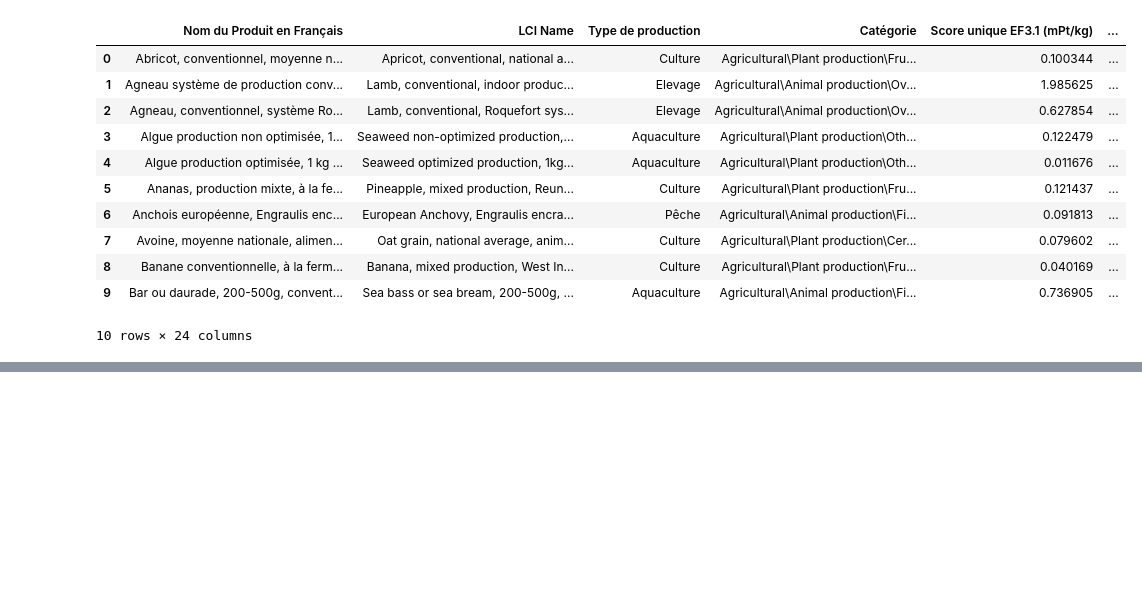
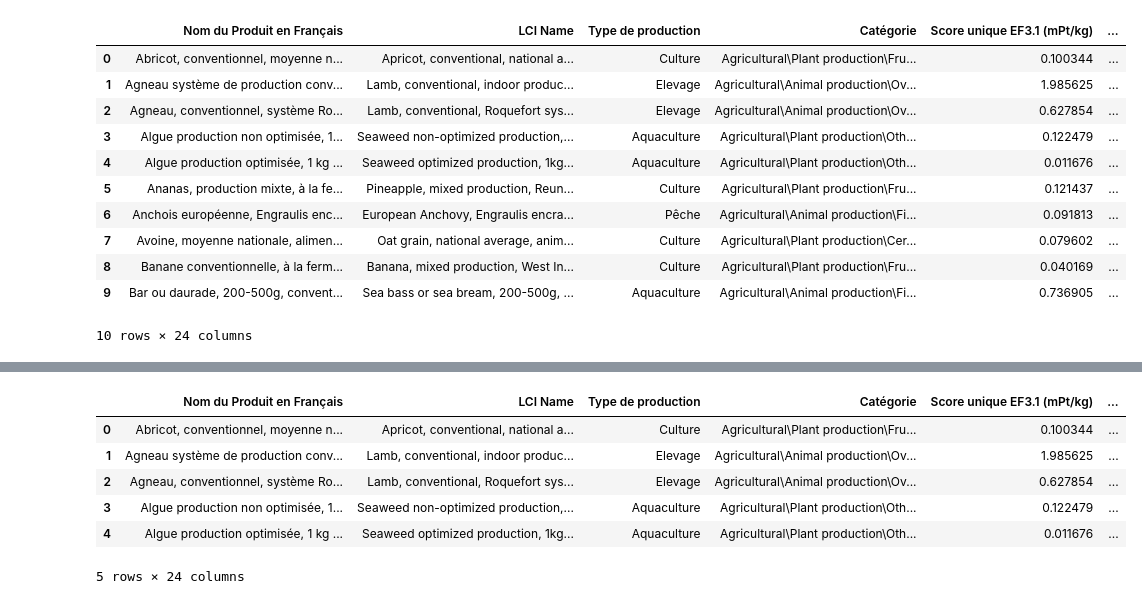
Before and after one commit to EmiliaKARDACHE/Projet-ETL, a Jupyter notebook: notebooks/lecture_fichiers_agribalyse.ipynb, the cells around one changed output, grey strips where cells are left out. Cells and saved outputs as stored; diff of their text form; code cells hidden in the pictures; blank space fills up the shorter version.

```diff
--- a/notebooks/lecture_fichiers_agribalyse.ipynb
+++ b/notebooks/lecture_fichiers_agribalyse.ipynb
@@ -31,0 +43,11 @@ NameError: name 'pd' is not defined
+# %%
+df = pd.read_csv(r"C:\Users\emili\OneDrive\Bureau\Projet-ETL\data\raw\AGRIBALYSE\extract_AGB32_agricole_conv_clean.csv")
+df.head()
+# %% [output]
+|  | Nom du Produit en Français | LCI Name | Type de production | Catégorie | Score unique EF3.1 (mPt/kg) | ... |
+| 0 | Abricot, conventionnel, moyenne n... | Apricot, conventional, national a... | Culture | Agricultural\Plant production\Fru... | 0.100344 | ... |
+| 1 | Agneau système de production conv... | Lamb, conventional, indoor produc... | Elevage | Agricultural\Animal production\Ov... | 1.985625 | ... |
+| 2 | Agneau, conventionnel, système Ro... | Lamb, conventional, Roquefort sys... | Elevage | Agricultural\Animal production\Ov... | 0.627854 | ... |
+| 3 | Algue production non optimisée, 1... | Seaweed non-optimized production,... | Aquaculture | Agricultural\Plant production\Oth... | 0.122479 | ... |
+| 4 | Algue production optimisée, 1 kg ... | Seaweed optimized production, 1kg... | Aquaculture | Agricultural\Plant production\Oth... | 0.011676 | ... |
+5 rows × 24 columns
```
Also changed, not shown: parts of 1 cell of this notebook, 3 other files.
